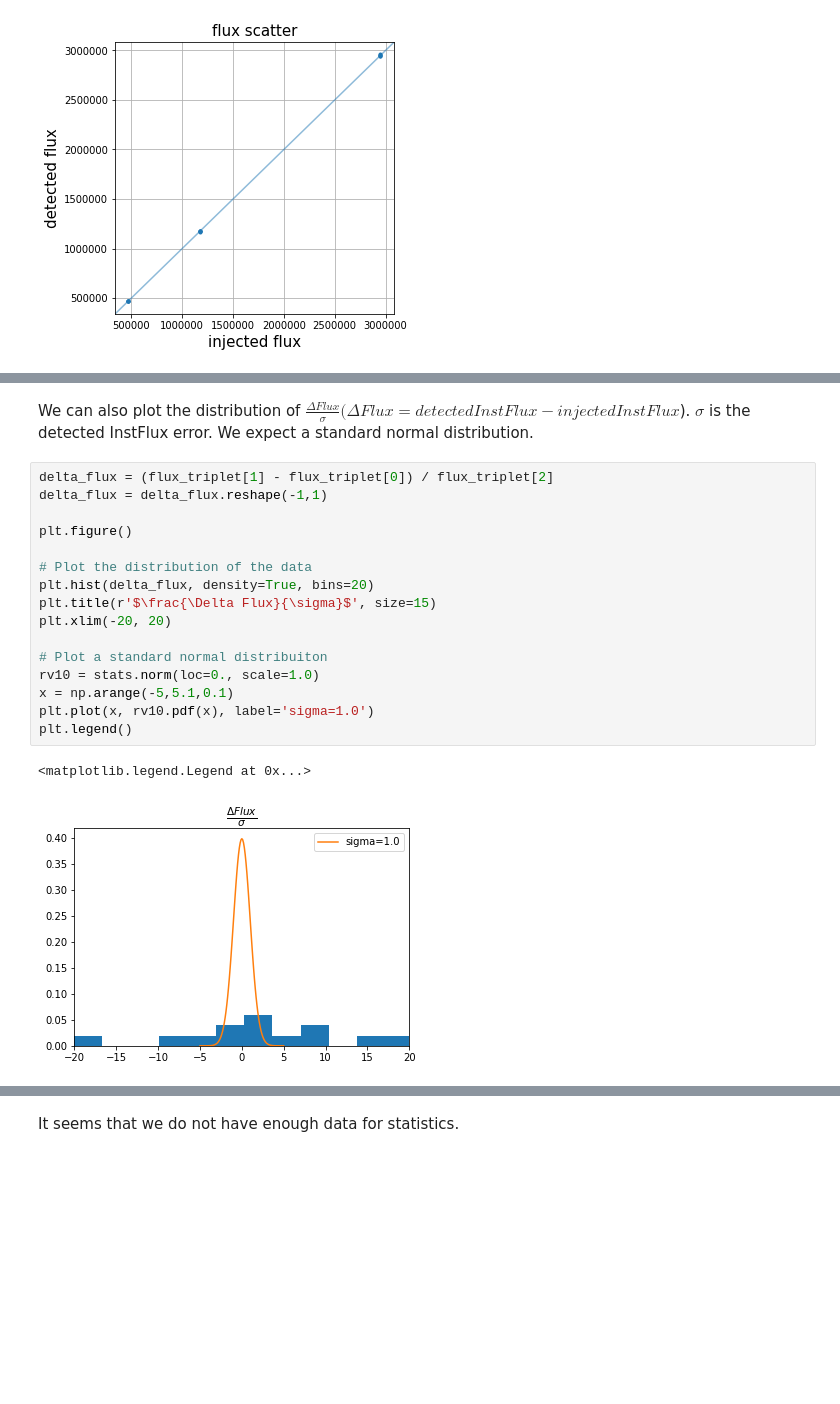
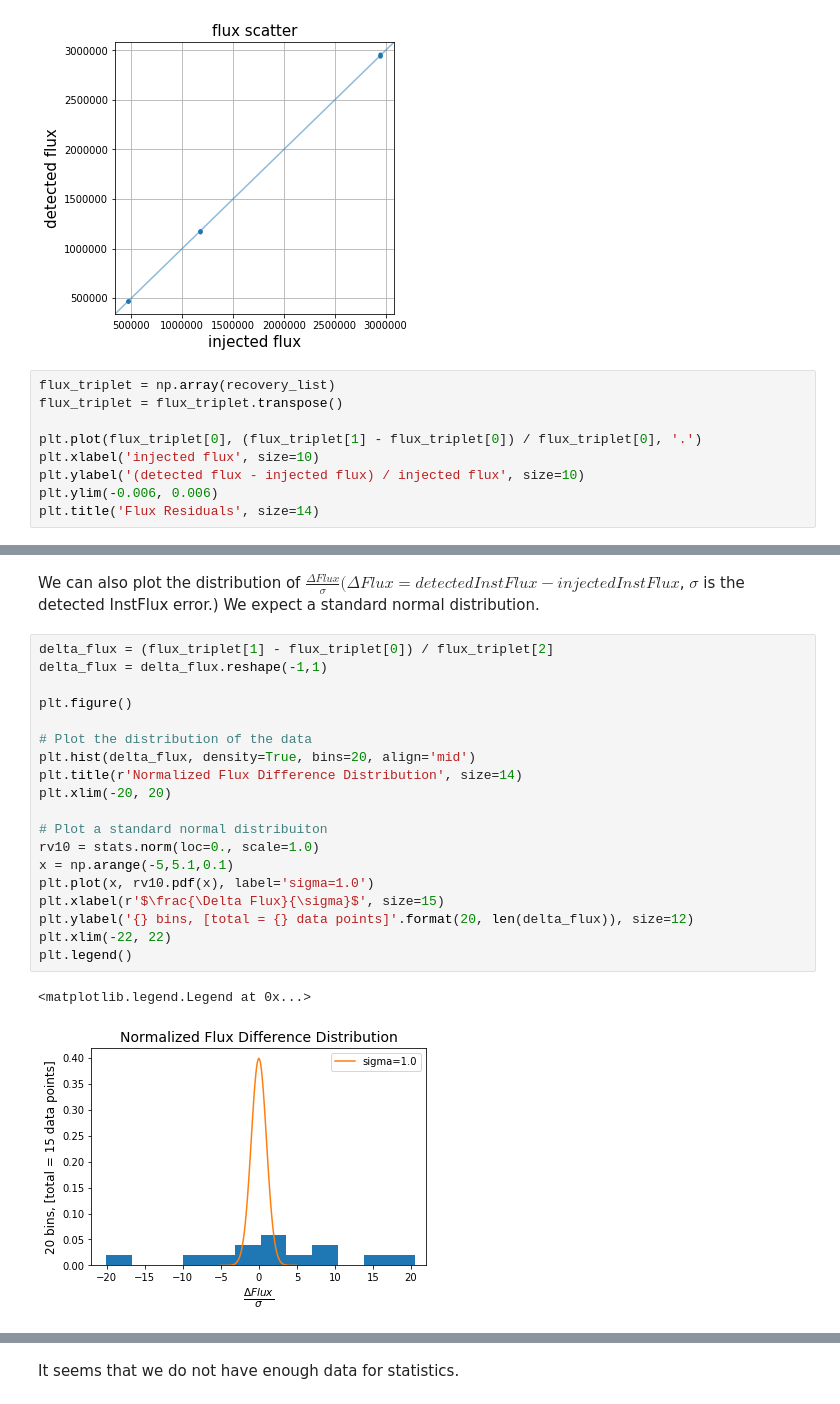
Before and after one commit to LSSTDESC/dia_improvement, a Jupyter notebook: framework/fake_injection_framework.ipynb, the cells around one changed output, grey strips where cells are left out. Drawn from its saved outputs; the diff is of its cells as text; blank space fills up the shorter version.

```diff
--- a/framework/fake_injection_framework.ipynb
+++ b/framework/fake_injection_framework.ipynb
@@ -344,3 +344,12 @@ ax.set_title('flux scatter', size=15)
 plt.grid()
 # %% [output]
 [figure]
+# %%
+flux_triplet = np.array(recovery_list)
+flux_triplet = flux_triplet.transpose()
+
+plt.plot(flux_triplet[0], (flux_triplet[1] - flux_triplet[0]) / flux_triplet[0], '.')
+plt.xlabel('injected flux', size=10)
+plt.ylabel('(detected flux - injected flux) / injected flux', size=10)
+plt.ylim(-0.006, 0.006)
+plt.title('Flux Residuals', size=14)
@@ -347,21 +359,24 @@ plt.grid()
 # %% [markdown]
-We can also plot the distribution of $\frac{\Delta Flux}{\sigma} (\Delta Flux= detectedInstFlux - injectedInstFlux$). $\sigma$ is the detected InstFlux error. We expect a standard normal distribution.
+We can also plot the distribution of $\frac{\Delta Flux}{\sigma} (\Delta Flux= detectedInstFlux - injectedInstFlux$, $\sigma$ is the detected InstFlux error.) We expect a standard normal distribution.
 # %%
 delta_flux = (flux_triplet[1] - flux_triplet[0]) / flux_triplet[2]
 delta_flux = delta_flux.reshape(-1,1)
 
 plt.figure()
 
 # Plot the distribution of the data
-plt.hist(delta_flux, density=True, bins=20)
-plt.title(r'$\frac{\Delta Flux}{\sigma}$', size=15)
+plt.hist(delta_flux, density=True, bins=20, align='mid')
+plt.title(r'Normalized Flux Difference Distribution', size=14)
 plt.xlim(-20, 20)
 
 # Plot a standard normal distribuiton
 rv10 = stats.norm(loc=0., scale=1.0)
 x = np.arange(-5,5.1,0.1)
 plt.plot(x, rv10.pdf(x), label='sigma=1.0')
+plt.xlabel(r'$\frac{\Delta Flux}{\sigma}$', size=15)
+plt.ylabel('{} bins, [total = {} data points]'.format(20, len(delta_flux)), size=12)
+plt.xlim(-22, 22)
 plt.legend()
 # %% [output]
 <matplotlib.legend.Legend at 0x...>
-[figure, old version]
+[figure, new version]
```
Also changed, not shown: parts of 2 cells of this notebook, 3 other files.
